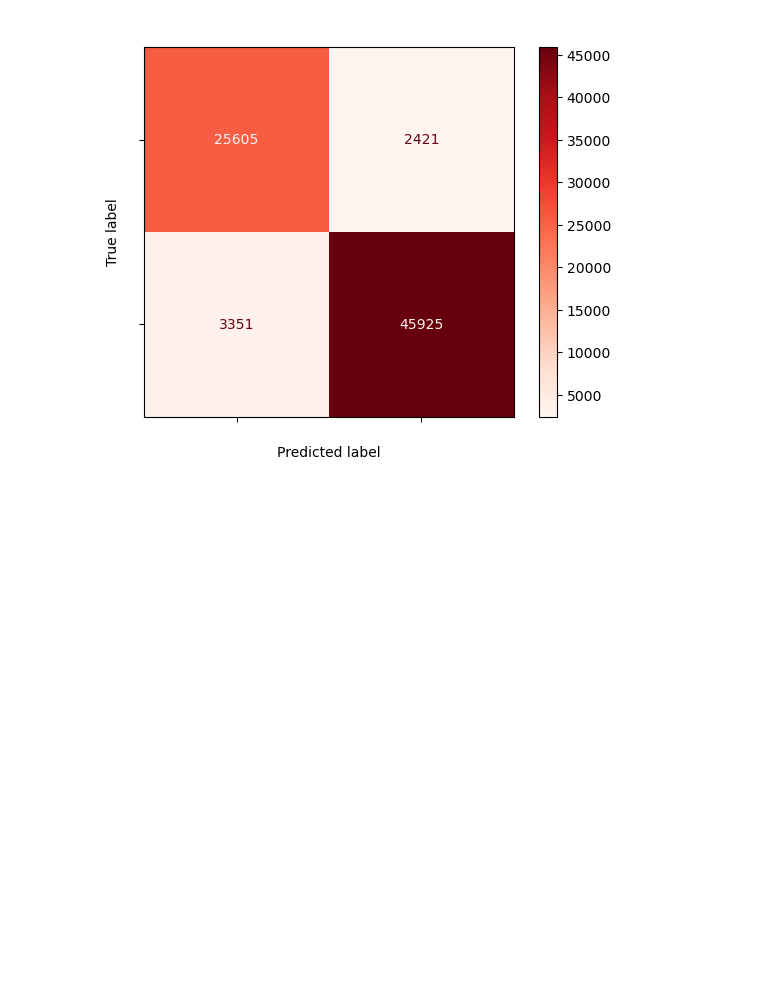
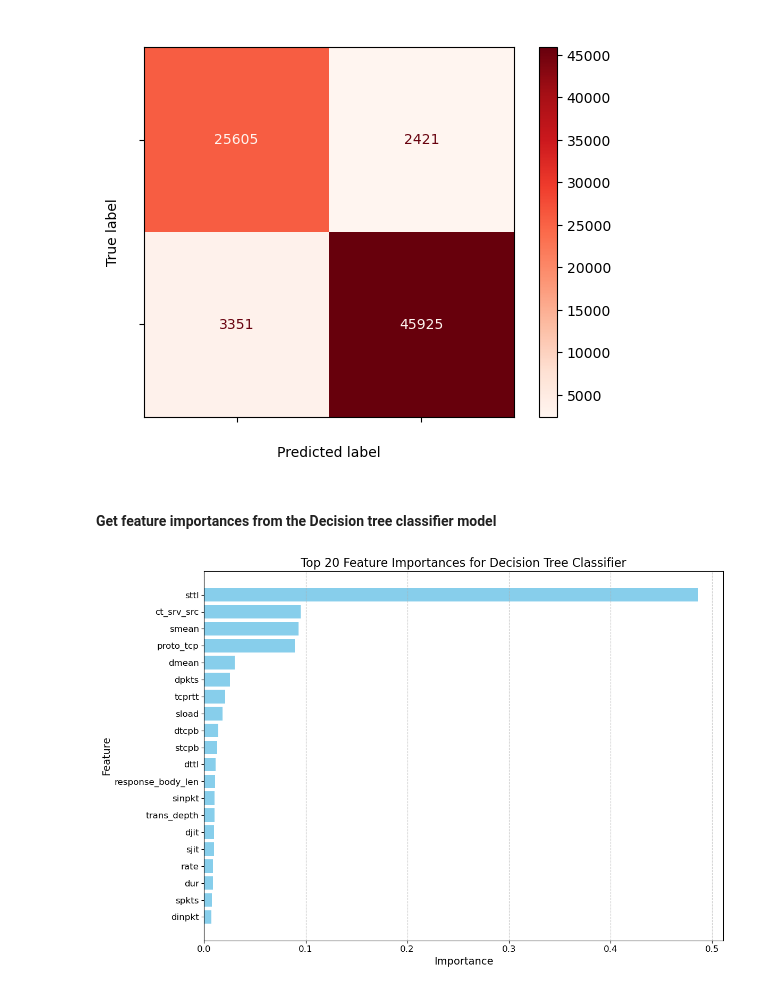
Before and after one commit to AKASHKR123/Intrusion_Detection, a Jupyter notebook: Disseration_code.ipynb, the cells around one changed output. Drawn from its saved outputs; the diff is of its cells as text; code cells hidden in the pictures; blank space fills up the shorter version.

```diff
--- a/Disseration_code.ipynb
+++ b/Disseration_code.ipynb
@@ -663,3 +663,32 @@ plt.show()
 # %% [output]
 <Figure size 400x400 with 0 Axes>
 [figure]
+# %% [markdown]
+#### Get feature importances from the Decision tree classifier model
+# %%
+feature_importances = dt_classifier.feature_importances_
+
+# Convert feature importances into a DataFrame for easier plotting
+features = X_train.columns
+importance_df = pd.DataFrame({'Feature': features, 'Importance': feature_importances})
+
+# Sort features by importance
+importance_df = importance_df.sort_values(by='Importance', ascending=False)
+
+# Select the top 20 features for readability
+top_features = importance_df.head(20)
+
+# Plot feature importances
+plt.figure(figsize=(12, 8))
+plt.barh(top_features['Feature'], top_features['Importance'], color='skyblue')
+plt.xlabel('Importance', fontsize=14)
+plt.ylabel('Feature', fontsize=14)
+plt.title('Top 20 Feature Importances for Decision Tree Classifier', fontsize=16)
+plt.gca().invert_yaxis()  # Invert y-axis to have the most important feature on top
+plt.grid(axis='x', linestyle='--', alpha=0.7)
+plt.xticks(fontsize=12)
+plt.yticks(fontsize=12)
+plt.tight_layout()
+plt.show()
+# %% [output]
+[figure, added]
```
Also changed, not shown: parts of 19 cells of this notebook.
